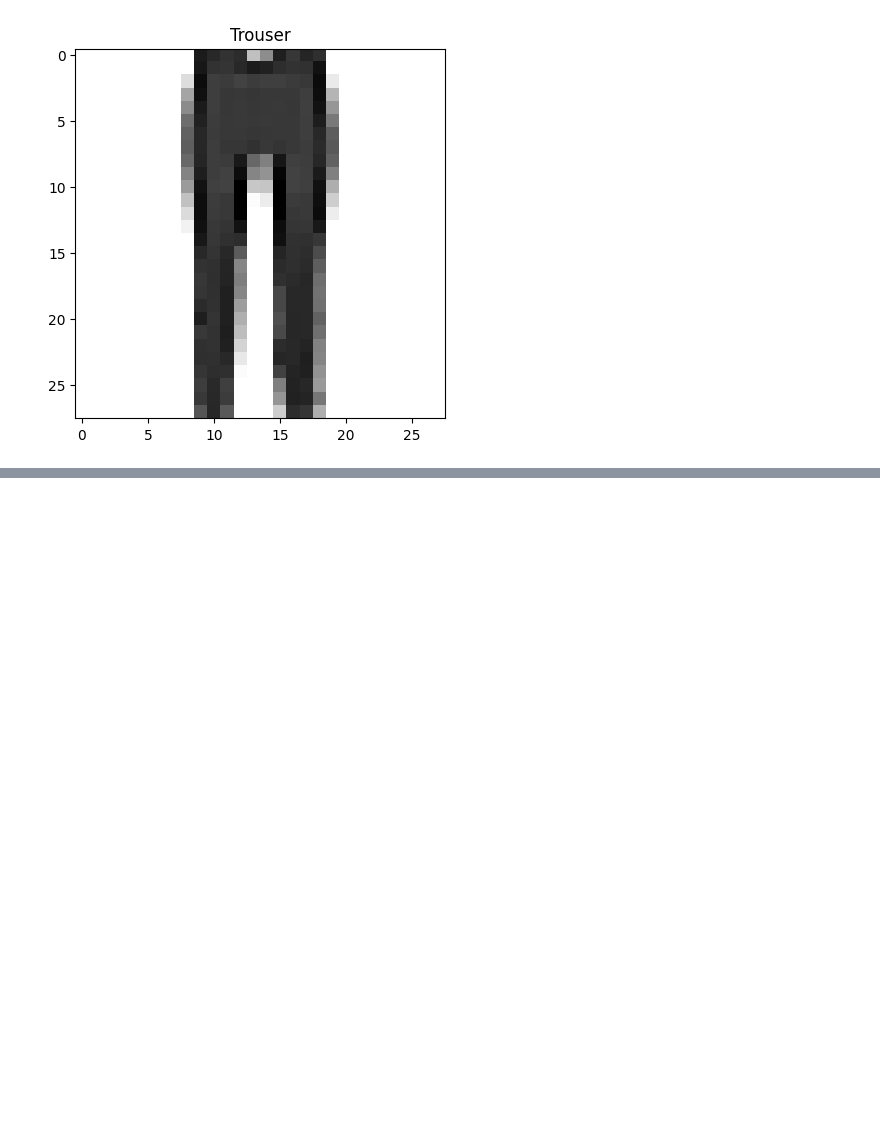
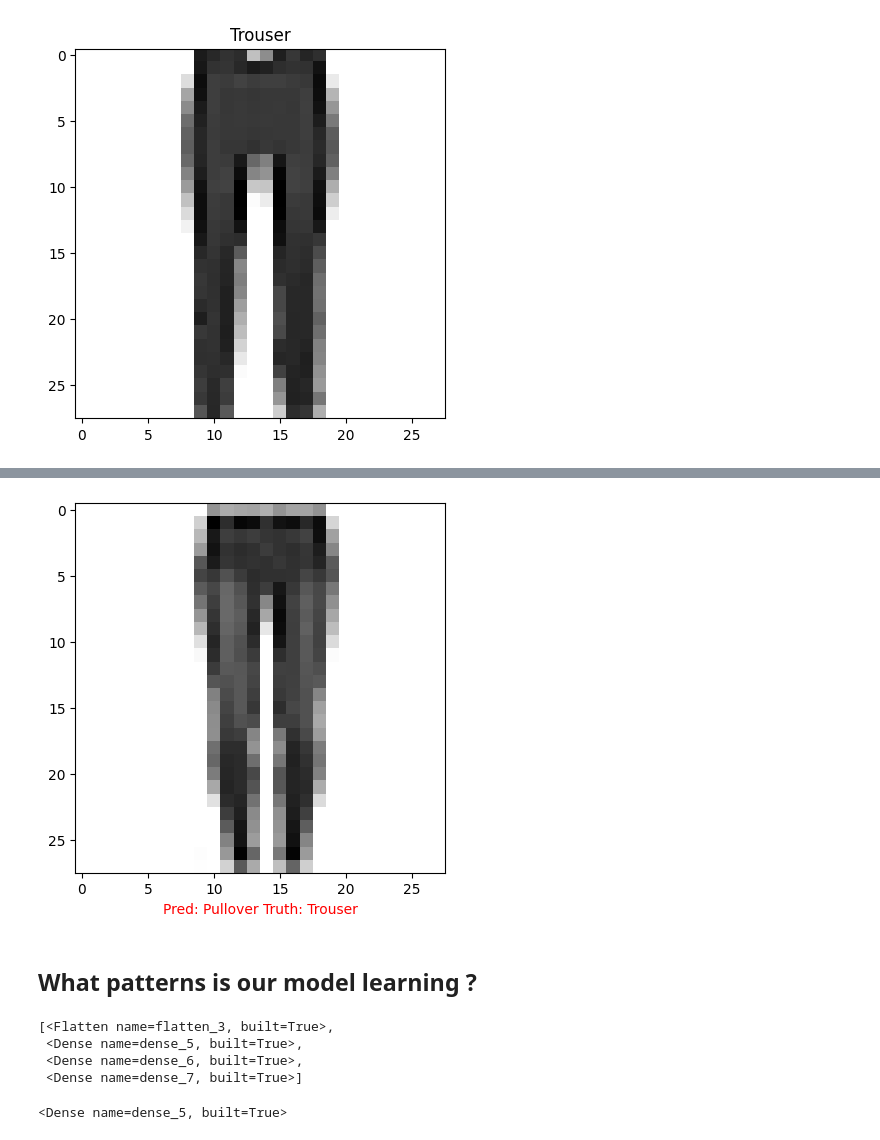
Before and after one commit to LivingstonTardzenyuy/Deep-Learning-with-TensorFlow, a Jupyter notebook: 02_neural_network_classification_in_tensorflow.ipynb, the cells around one changed output, grey strips where cells are left out. Cells and saved outputs as stored; diff of their text form; code cells hidden in the pictures; blank space fills up the shorter version.

```diff
--- a/02_neural_network_classification_in_tensorflow.ipynb
+++ b/02_neural_network_classification_in_tensorflow.ipynb
@@ -925,0 +1178,31 @@ for i in range(4):
+# %%
+import random
+
+def plot_random_image(model, images, true_labels, classes):
+  """
+    Picks a random image, plots it and labels it with a prediction and truth label.
+  """
+  i = random.randint(0, len(images))
+
+  # Create predictions and targets.
+  target_image = images[i]
+  pred_probs = model.predict(target_image.reshape(1,28,28))
+  pred_label = classes[pred_probs.argmax()]
+  true_label = classes[true_labels[i]]
+
+  # Plot the image.
+  plt.imshow(target_image, cmap=plt.cm.binary)
+
+  # Change the color of the titles depending if the prediction is righ or wrong.
+   if pred_label == true_label:
+    color = 'green'
+  else:
+    color = 'red'
+
+  # Add xlabel information.
+  plt.xlabel(f"Pred: {pred_label} Truth: {true_label}", color=color)
+  plt.show()
+# %%
+# Ceck out the random image as well as prediction
+plot_random_image(model=model_13, images = test_data_norm, true_labels= test_labels, classes=class_names)
+# %% [output]
@@ -925,0 +1210,16 @@ for i in range(4):
+[figure, added]
+# %% [markdown]
+## What patterns is our model learning ?
+# %%
+# Find the layers of our most recent model
+model_13.layers
+# %% [output]
+[<Flatten name=flatten_3, built=True>,
+ <Dense name=dense_5, built=True>,
+ <Dense name=dense_6, built=True>,
+ <Dense name=dense_7, built=True>]
+# %%
+ # Extract a particular layer.
+ model_13.layers[1]
+# %% [output]
+<Dense name=dense_5, built=True>
```
Also changed, not shown: parts of 22 cells of this notebook.
